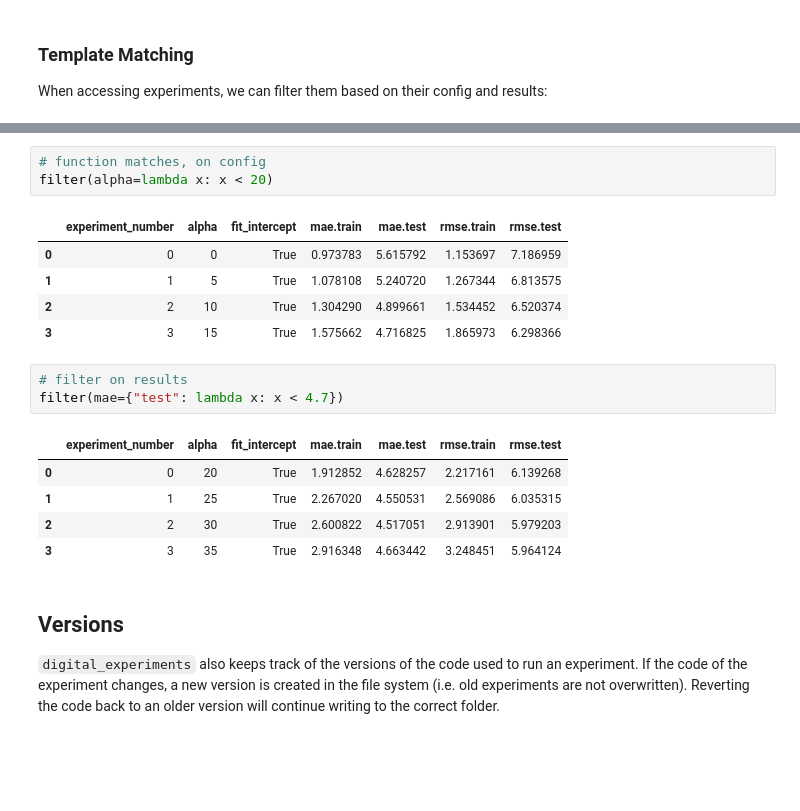
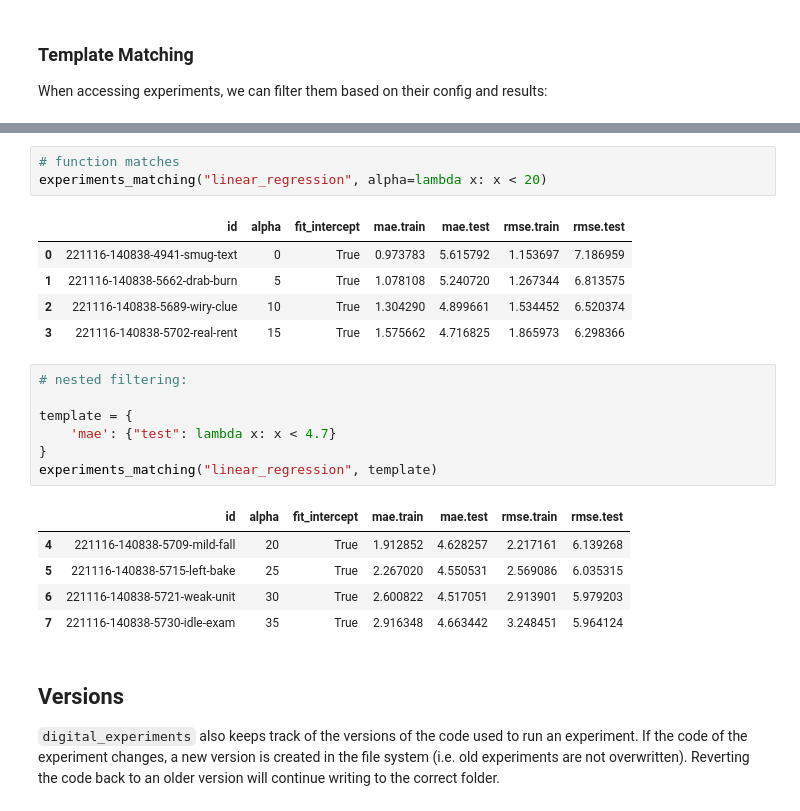
Before and after one commit to jla-gardner/digital-experiments, a Jupyter notebook: examples/digital_experiments.ipynb, the cells around one changed output, grey strips where cells are left out. Cells and saved outputs as stored; diff of their text form; blank space fills up the shorter version.

```diff
--- a/examples/digital_experiments.ipynb
+++ b/examples/digital_experiments.ipynb
@@ -203,21 +190,25 @@ filter(alpha=0)
 # %%
-# function matches, on config
-filter(alpha=lambda x: x < 20)
+# function matches
+experiments_matching("linear_regression", alpha=lambda x: x < 20)
 # %% [output]
-|  | experiment_number | alpha | fit_intercept | mae.train | mae.test | rmse.train | rmse.test |
-| 0 | 0 | 0 | True | 0.973783 | 5.615792 | 1.153697 | 7.186959 |
-| 1 | 1 | 5 | True | 1.078108 | 5.240720 | 1.267344 | 6.813575 |
-| 2 | 2 | 10 | True | 1.304290 | 4.899661 | 1.534452 | 6.520374 |
-| 3 | 3 | 15 | True | 1.575662 | 4.716825 | 1.865973 | 6.298366 |
+|  | id | alpha | fit_intercept | mae.train | mae.test | rmse.train | rmse.test |
+| 0 | 221116-140838-4941-smug-text | 0 | True | 0.973783 | 5.615792 | 1.153697 | 7.186959 |
+| 1 | 221116-140838-5662-drab-burn | 5 | True | 1.078108 | 5.240720 | 1.267344 | 6.813575 |
+| 2 | 221116-140838-5689-wiry-clue | 10 | True | 1.304290 | 4.899661 | 1.534452 | 6.520374 |
+| 3 | 221116-140838-5702-real-rent | 15 | True | 1.575662 | 4.716825 | 1.865973 | 6.298366 |
 # %%
-# filter on results
-filter(mae={"test": lambda x: x < 4.7})
+# nested filtering:
+
+template = {
+    'mae': {"test": lambda x: x < 4.7}
+}
+experiments_matching("linear_regression", template)
 # %% [output]
-|  | experiment_number | alpha | fit_intercept | mae.train | mae.test | rmse.train | rmse.test |
-| 0 | 0 | 20 | True | 1.912852 | 4.628257 | 2.217161 | 6.139268 |
-| 1 | 1 | 25 | True | 2.267020 | 4.550531 | 2.569086 | 6.035315 |
-| 2 | 2 | 30 | True | 2.600822 | 4.517051 | 2.913901 | 5.979203 |
-| 3 | 3 | 35 | True | 2.916348 | 4.663442 | 3.248451 | 5.964124 |
+|  | id | alpha | fit_intercept | mae.train | mae.test | rmse.train | rmse.test |
+| 4 | 221116-140838-5709-mild-fall | 20 | True | 1.912852 | 4.628257 | 2.217161 | 6.139268 |
+| 5 | 221116-140838-5715-left-bake | 25 | True | 2.267020 | 4.550531 | 2.569086 | 6.035315 |
+| 6 | 221116-140838-5721-weak-unit | 30 | True | 2.600822 | 4.517051 | 2.913901 | 5.979203 |
+| 7 | 221116-140838-5730-idle-exam | 35 | True | 2.916348 | 4.663442 | 3.248451 | 5.964124 |
 # %% [markdown]
 ## Versions
 
```
Also changed, not shown: parts of 17 cells of this notebook, 6 other files.
